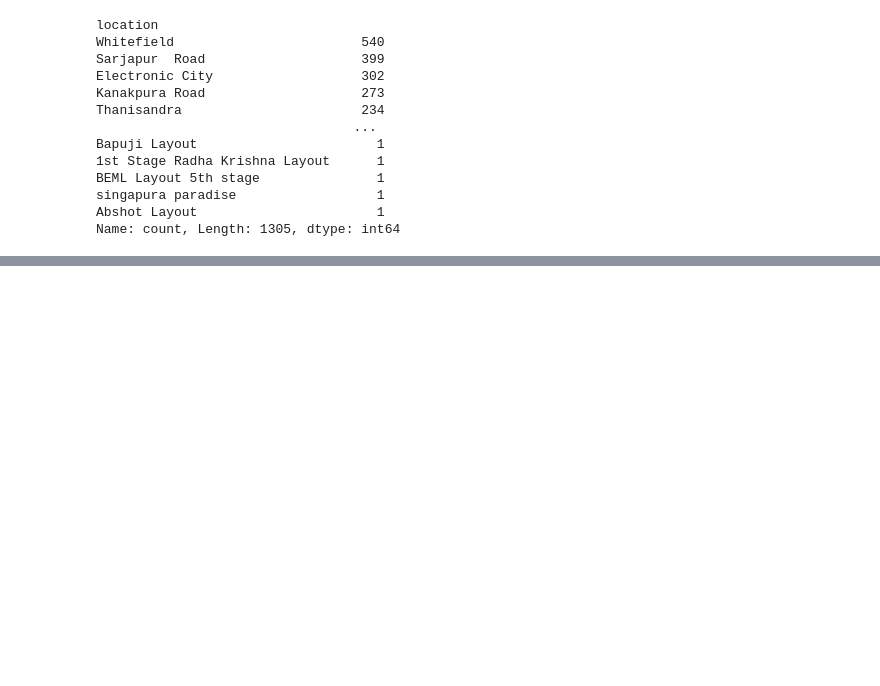
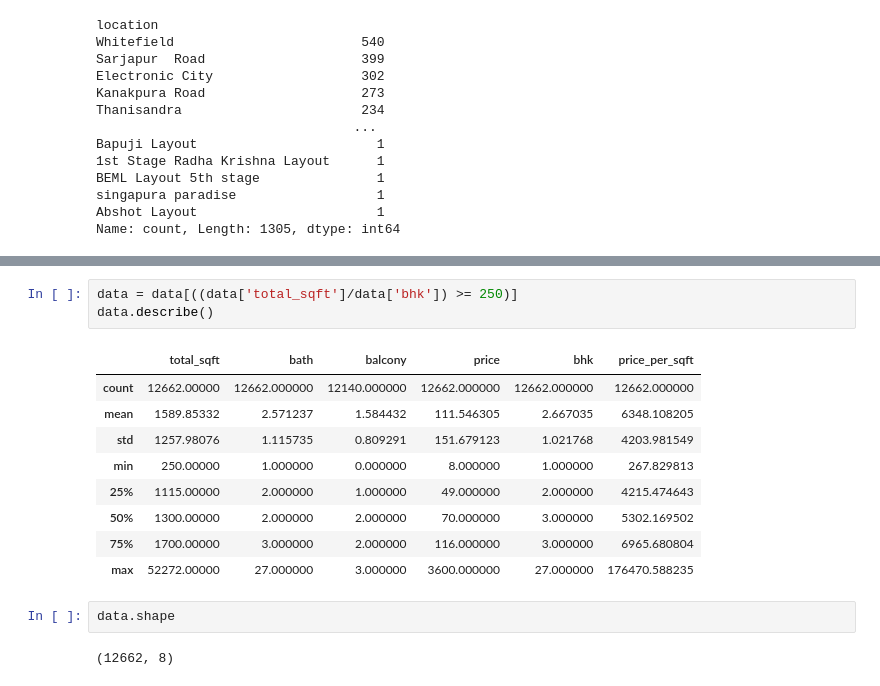
Before and after one commit to pranshuarora7/MLway, a Jupyter notebook: HousePricePredictor/Predictor.ipynb, the cells around one changed output, grey strips where cells are left out. Saved outputs shown, nothing was run; the diff lists cells and outputs as text; blank space fills up the shorter version.

```diff
--- a/HousePricePredictor/Predictor.ipynb
+++ b/HousePricePredictor/Predictor.ipynb
@@ -122,0 +320,17 @@ Name: count, Length: 1305, dtype: int64
+# %%
+data = data[((data['total_sqft']/data['bhk']) >= 250)]
+data.describe()
+# %% [output]
+|  | total_sqft | bath | balcony | price | bhk | price_per_sqft |
+| count | 12662.00000 | 12662.000000 | 12140.000000 | 12662.000000 | 12662.000000 | 12662.000000 |
+| mean | 1589.85332 | 2.571237 | 1.584432 | 111.546305 | 2.667035 | 6348.108205 |
+| std | 1257.98076 | 1.115735 | 0.809291 | 151.679123 | 1.021768 | 4203.981549 |
+| min | 250.00000 | 1.000000 | 0.000000 | 8.000000 | 1.000000 | 267.829813 |
+| 25% | 1115.00000 | 2.000000 | 1.000000 | 49.000000 | 2.000000 | 4215.474643 |
+| 50% | 1300.00000 | 2.000000 | 2.000000 | 70.000000 | 3.000000 | 5302.169502 |
+| 75% | 1700.00000 | 3.000000 | 2.000000 | 116.000000 | 3.000000 | 6965.680804 |
+| max | 52272.00000 | 27.000000 | 3.000000 | 3600.000000 | 27.000000 | 176470.588235 |
+# %%
+data.shape
+# %% [output]
+(12662, 8)
```
Also changed, not shown: parts of 37 cells of this notebook, 1 other file.
